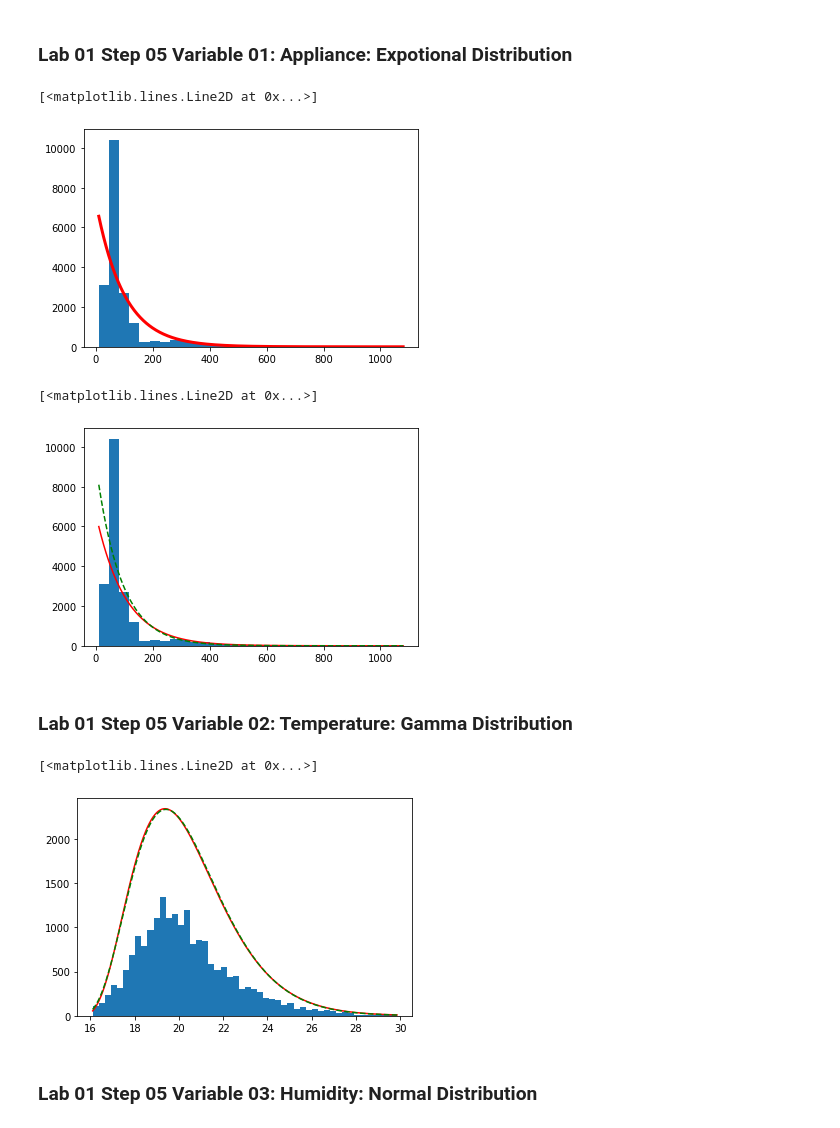
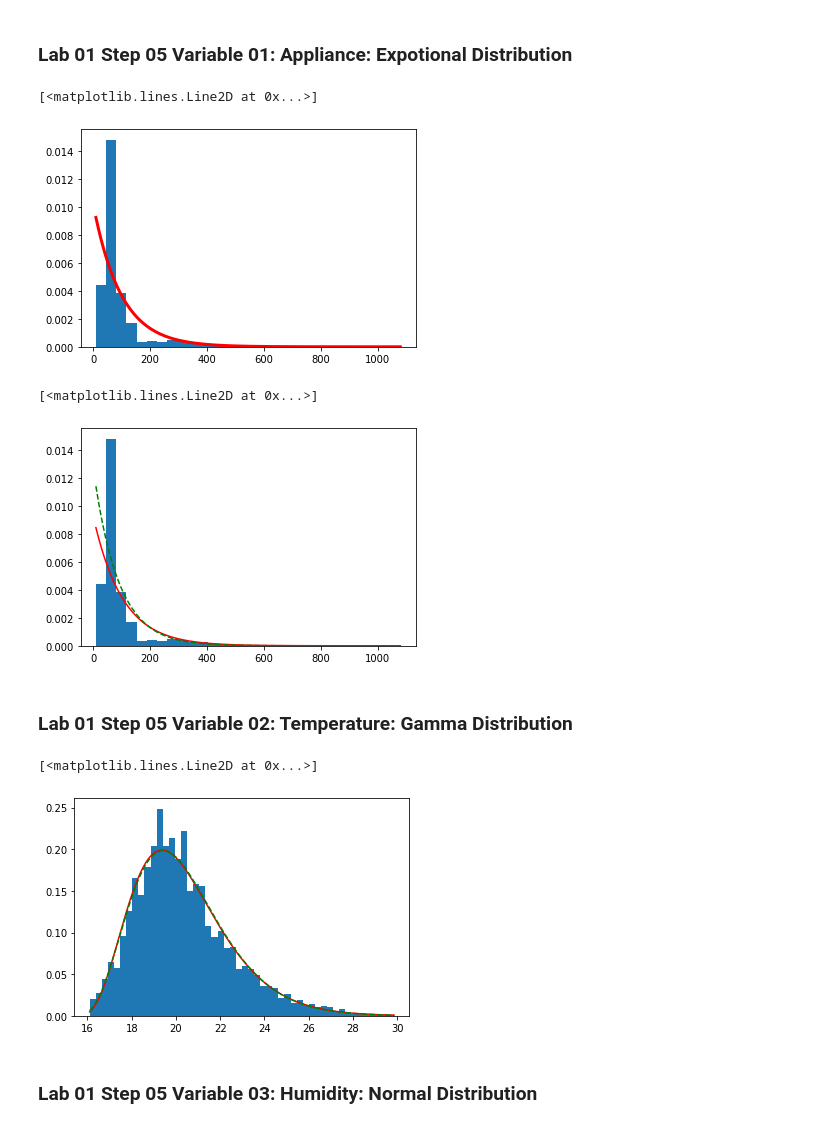
Before and after one commit to Nemat-Allah-Aloush/Multivariate_Data_Analysis, a Jupyter notebook: lab_01.ipynb, the cells around one changed output. Drawn from its saved outputs; the diff is of its cells as text; code cells hidden in the pictures.

```diff
--- a/lab_01.ipynb
+++ b/lab_01.ipynb
@@ -242,11 +242,11 @@ dt = smax / ( col.max()-col.min())
 dist_exp = stats.expon.pdf(axis, scale=1. / rate)
 nbins = 30
 fig, ax = plt.subplots(1, 1, figsize=(6, 4))
-ax.hist(col, nbins)
-ax.plot(axis, dist_exp * len(col) * smax / nbins,'-r', lw=3)
+ax.hist(col, nbins,density=True, stacked=True)
+ax.plot(axis, dist_exp,'-r', lw=3)
 # %% [output]
 [<matplotlib.lines.Line2D at 0x...>]
-[figure, old version]
+[figure, new version]
 # %%
 nbins_App=30
 col_App=df_sample_colomn_energydata[df_sample_colomn_energydata.columns[0]].to_numpy()
@@ -258,31 +258,31 @@ dist_MM_App = x_App.pdf(axis_App, *MM)
 MLE = x_App.fit(col_App,method='MLE')
 dist_MLE_App = x_App.pdf(axis_App, *MLE)
 fig_App, ax_App = plt.subplots()
-ax_App.hist(col_App, nbins_App)
-ax_App.plot(axis_App, dist_MM_App * len(col_App) * max_App / nbins_App,'-r', label='exp_MM')
-ax_App.plot(axis_App, dist_MLE_App * len(col_App) * max_App / nbins_App,'--g' ,label='exp_MLE')
+ax_App.hist(col_App, nbins_App,density=True, stacked=True)
+ax_App.plot(axis_App, dist_MM_App ,'-r', label='exp_MM')
+ax_App.plot(axis_App, dist_MLE_App ,'--g' ,label='exp_MLE')
 # %% [output]
 [<matplotlib.lines.Line2D at 0x...>]
-[figure, old version]
+[figure, new version]
 # %% [markdown]
 ### Lab 01 Step 05 Variable 02: Temperature: Gamma Distribution
 # %%
 nbins_T2=50
 col_T2=df_sample_colomn_energydata[df_sample_colomn_energydata.columns[1]].to_numpy()
 max_T2=col_T2.max()
 axis_T2=np.linspace(col_T2.min(), col_T2.max(),500)
 x_T2 = stats.gamma  #.rvs(a, b, size=1000, random_state=123)
 MM_T2 = x_T2.fit(col_T2,method='MM')
 dist_MM_T2 = x_T2.pdf(axis_T2, *MM_T2)
 MLE_T2 = x_T2.fit(col_T2,method='MLE')
 dist_MLE_T2 = x_T2.pdf(axis_T2, *MLE_T2)
 fig_T2, ax_T2 = plt.subplots()
-ax_T2.hist(col_T2, nbins_T2)#,density=True, stacked=True)
-ax_T2.plot(axis_T2, dist_MM_T2 * len(col_T2) * max_T2 / nbins_T2,'-r', label='norm_MM')  #* len(col) * smax / nbins
-ax_T2.plot(axis_T2, dist_MLE_T2* len(col_T2) * max_T2 / nbins_T2 ,'--g', label='norm_MLE') #* len(col) * smax / nbins
+ax_T2.hist(col_T2, nbins_T2,density=True, stacked=True)
+ax_T2.plot(axis_T2, dist_MM_T2 ,'-r', label='norm_MM')  #* len(col) * smax / nbins
+ax_T2.plot(axis_T2, dist_MLE_T2,'--g', label='norm_MLE') #* len(col) * smax / nbins
 # %% [output]
 [<matplotlib.lines.Line2D at 0x...>]
-[figure, old version]
+[figure, new version]
 # %% [markdown]
 ### Lab 01 Step 05 Variable 03: Humidity: Normal Distribution
 # %%
```
Also changed, not shown: parts of 3 cells of this notebook, 1 other file.
